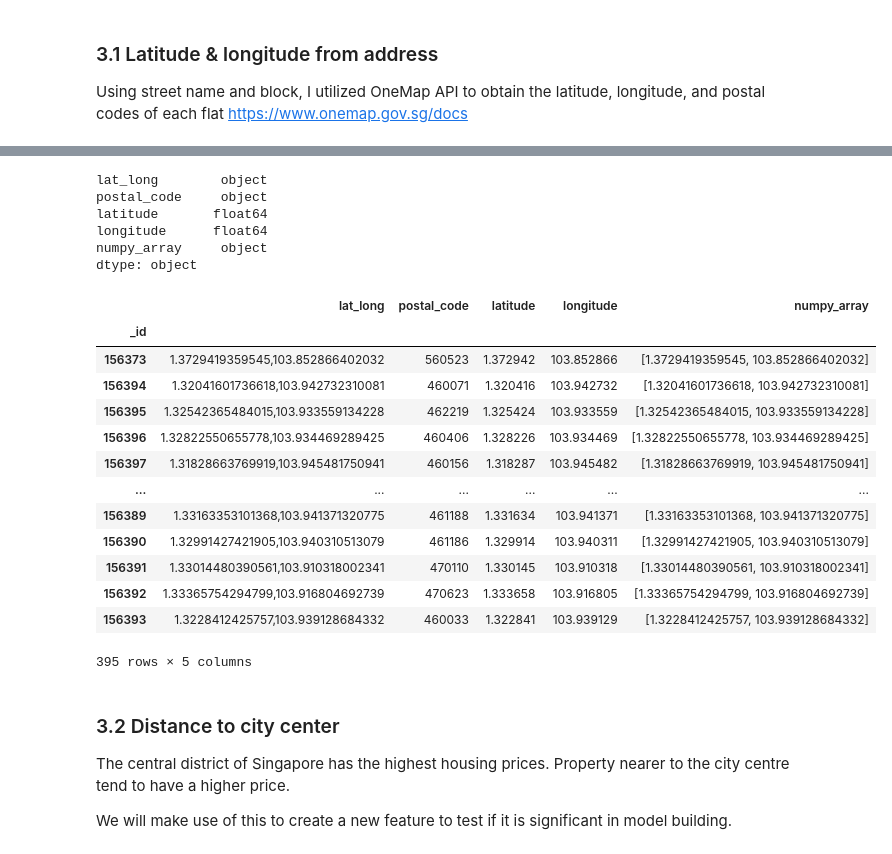
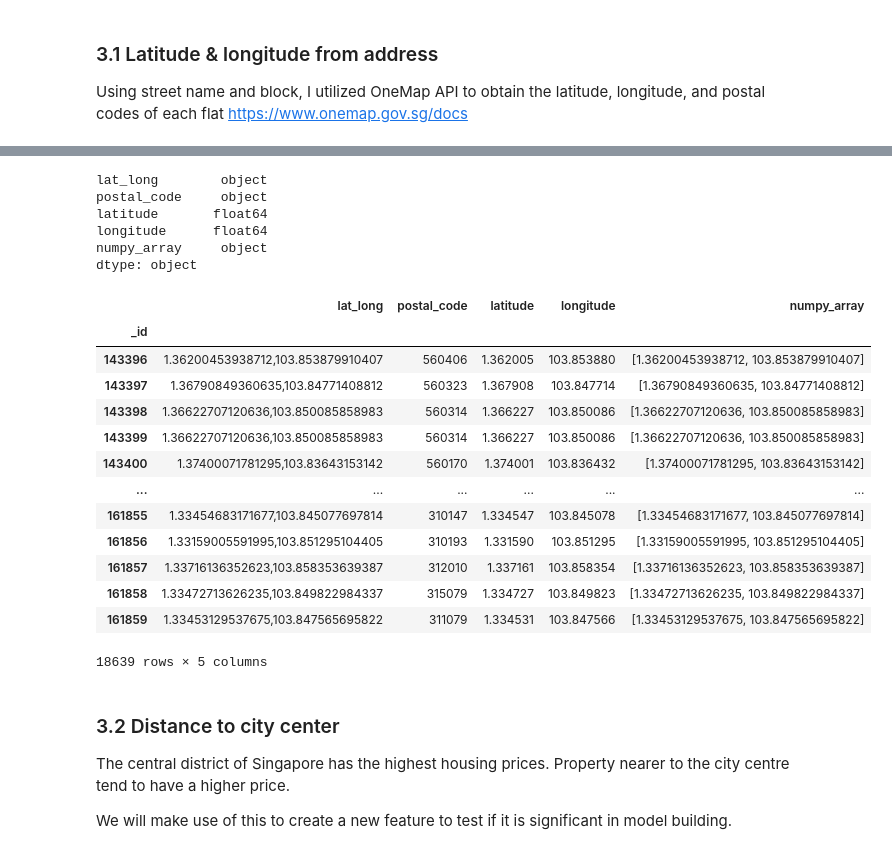
Before and after one commit to sienlonglim/ml_webapp, a Jupyter notebook: notebooks/etl.ipynb, the cells around one changed output, grey strips where cells are left out. Drawn from its saved outputs; the diff is of its cells as text; code cells hidden in the pictures.

```diff
--- a/notebooks/etl.ipynb
+++ b/notebooks/etl.ipynb
@@ -42,7 +70,7 @@ logging.basicConfig(filename='wrangling.log', filemode='a', format='%(asctime)s
 logging.warning(f"{'-'*20}New run started {'-'*100}")
 
 # Enable caching
-session = requests_cache.CachedSession('hdb_project_cache')
+session = requests_cache.CachedSession(cache_filepath, backend="sqlite")
 # %%
 # Wrapper for timing function calls:
 def timeit(func):
@@ -127,7 +156,7 @@ def get_token(location: str):
 
 @timeit
 @error_handler
-def datagovsg_api_call(url: str, sort: str = 'month desc', limit: int = 100,
+def datagovsg_api_call(url: str, sort: str = 'month desc', limit: int = 10000, verbose: bool = False,
                        months:list =[1,2,3,4,5,6,7,8,9,10,11,12],
                        years:list =["2022"]) -> pd.DataFrame:
     '''
@@ -138,7 +167,9 @@ def datagovsg_api_call(url: str, sort: str = 'month desc', limit: int = 100,
     sort: str
         field, by ascending/desc, default by Latest month
     limit: int
-        maximum entries (API default by OneMap is 100, if not specified)
+        maximum entries (API default by datagov is 100, if not specified)
+    verbose: bool
+        whether to print out the calls
     months: list
         months desired, int between 1-12
     years: list
@@ -152,10 +183,10 @@ def datagovsg_api_call(url: str, sort: str = 'month desc', limit: int = 100,
     month_dict = month_dict[:-2] # Cancel out extra strings <, >
     month_dict = month_dict + ']}'
     url = url+f'&sort={sort}&filters={month_dict}'
-    if limit: # API call's default is 100 even without specifying
+    url = url+f'&limit={limit}'
+    if verbose:
         print(f'Call limit : {limit}')
-        url = url+f'&limit={limit}'
-    pprint(f'API call = {url}')
+        pprint(f'API call = {url}')
     response = requests.get(url)
     response.raise_for_status()
     data = response.json()
@@ -191,8 +195,14 @@ if use_curr_datetime:
 # %%
-df = datagovsg_api_call('https://data.gov.sg/api/action/datastore_search?resource_id=f1765b54-a209-4718-8d38-a39237f502b3',
-                        sort='month desc',
-                        limit = 1000000,
-                        months = months,
-                        years=years)
-df
+df = pd.DataFrame()
+for month in months:
+    temp_df = datagovsg_api_call('https://data.gov.sg/api/action/datastore_search?resource_id=f1765b54-a209-4718-8d38-a39237f502b3',
+                            sort='month desc',
+                            limit = 10000,
+                            months = [month],
+                            years=years)
+    print(temp_df.shape)
+    if df.empty:
+        df = temp_df
+    else:
+        df = pd.concat([df, temp_df])
 # %% [output]
@@ -398,7 +424,7 @@ Using street name and block, I utilized OneMap API to obtain the latitude, longi
 # %%
 @timeit
 @error_handler
-def get_location_data(address_df: pd.DataFrame, verbose=0):
+def get_location_data(address_df: pd.DataFrame, verbose : int=0):
     '''
     Function to carry out API call for Geodata
     ## Parameters
@@ -406,6 +432,7 @@ def get_location_data(address_df: pd.DataFrame, verbose=0):
         DataFrame that contains a combination of ['block'] and ['street_name'] as ['address'], and ['town']
     verbose : int
         1 to verbose calls
+        2 to verbose results
     '''
     # Getting latitude, longitude, postal code
     def get_lat_long(address_df : pd.DataFrame, sleeptime : float =0.15):
@@ -440,6 +467,7 @@ def get_location_data(address_df: pd.DataFrame, verbose=0):
             data = response.json()
             if verbose >0:
                 print(call)
+            if verbose >1:
                 pprint(data)
 
             # Returns a the results in string
@@ -477,7 +505,7 @@ def get_location_data(address_df: pd.DataFrame, verbose=0):
         geo_data_df.columns = ['lat_long', 'postal_code', 'latitude', 'longitude', 'numpy_array']
         return geo_data_df
 # %%
-geo_data_df= get_location_data(df[['address']])
+geo_data_df= get_location_data(df[['address']], verbose=1)
 display(geo_data_df.dtypes)
 geo_data_df
 # %% [output]
@@ -485,23 +514,23 @@ get_location_data() called at   23:41:09        execution time: 0.9606 seconds
 lat_long        object
 postal_code     object
 latitude       float64
 longitude      float64
 numpy_array     object
 dtype: object
 |  | lat_long | postal_code | latitude | longitude | numpy_array |
 | _id |  |  |  |  |  |
-| 156373 | 1.3729419359545,103.852866402032 | 560523 | 1.372942 | 103.852866 | [1.3729419359545, 103.852866402032] |
-| 156394 | 1.32041601736618,103.942732310081 | 460071 | 1.320416 | 103.942732 | [1.32041601736618, 103.942732310081] |
-| 156395 | 1.32542365484015,103.933559134228 | 462219 | 1.325424 | 103.933559 | [1.32542365484015, 103.933559134228] |
-| 156396 | 1.32822550655778,103.934469289425 | 460406 | 1.328226 | 103.934469 | [1.32822550655778, 103.934469289425] |
-| 156397 | 1.31828663769919,103.945481750941 | 460156 | 1.318287 | 103.945482 | [1.31828663769919, 103.945481750941] |
+| 143396 | 1.36200453938712,103.853879910407 | 560406 | 1.362005 | 103.853880 | [1.36200453938712, 103.853879910407] |
+| 143397 | 1.36790849360635,103.84771408812 | 560323 | 1.367908 | 103.847714 | [1.36790849360635, 103.84771408812] |
+| 143398 | 1.36622707120636,103.850085858983 | 560314 | 1.366227 | 103.850086 | [1.36622707120636, 103.850085858983] |
+| 143399 | 1.36622707120636,103.850085858983 | 560314 | 1.366227 | 103.850086 | [1.36622707120636, 103.850085858983] |
+| 143400 | 1.37400071781295,103.83643153142 | 560170 | 1.374001 | 103.836432 | [1.37400071781295, 103.83643153142] |
 | ... | ... | ... | ... | ... | ... |
-| 156389 | 1.33163353101368,103.941371320775 | 461188 | 1.331634 | 103.941371 | [1.33163353101368, 103.941371320775] |
-| 156390 | 1.32991427421905,103.940310513079 | 461186 | 1.329914 | 103.940311 | [1.32991427421905, 103.940310513079] |
-| 156391 | 1.33014480390561,103.910318002341 | 470110 | 1.330145 | 103.910318 | [1.33014480390561, 103.910318002341] |
-| 156392 | 1.33365754294799,103.916804692739 | 470623 | 1.333658 | 103.916805 | [1.33365754294799, 103.916804692739] |
-| 156393 | 1.3228412425757,103.939128684332 | 460033 | 1.322841 | 103.939129 | [1.3228412425757, 103.939128684332] |
+| 161855 | 1.33454683171677,103.845077697814 | 310147 | 1.334547 | 103.845078 | [1.33454683171677, 103.845077697814] |
+| 161856 | 1.33159005591995,103.851295104405 | 310193 | 1.331590 | 103.851295 | [1.33159005591995, 103.851295104405] |
+| 161857 | 1.33716136352623,103.858353639387 | 312010 | 1.337161 | 103.858354 | [1.33716136352623, 103.858353639387] |
+| 161858 | 1.33472713626235,103.849822984337 | 315079 | 1.334727 | 103.849823 | [1.33472713626235, 103.849822984337] |
+| 161859 | 1.33453129537675,103.847565695822 | 311079 | 1.334531 | 103.847566 | [1.33453129537675, 103.847565695822] |
-395 rows × 5 columns
+18639 rows × 5 columns
 # %% [markdown]
 ### 3.2 Distance to city center
 
```
Also changed, not shown: parts of 15 cells of this notebook, 5 other files.
